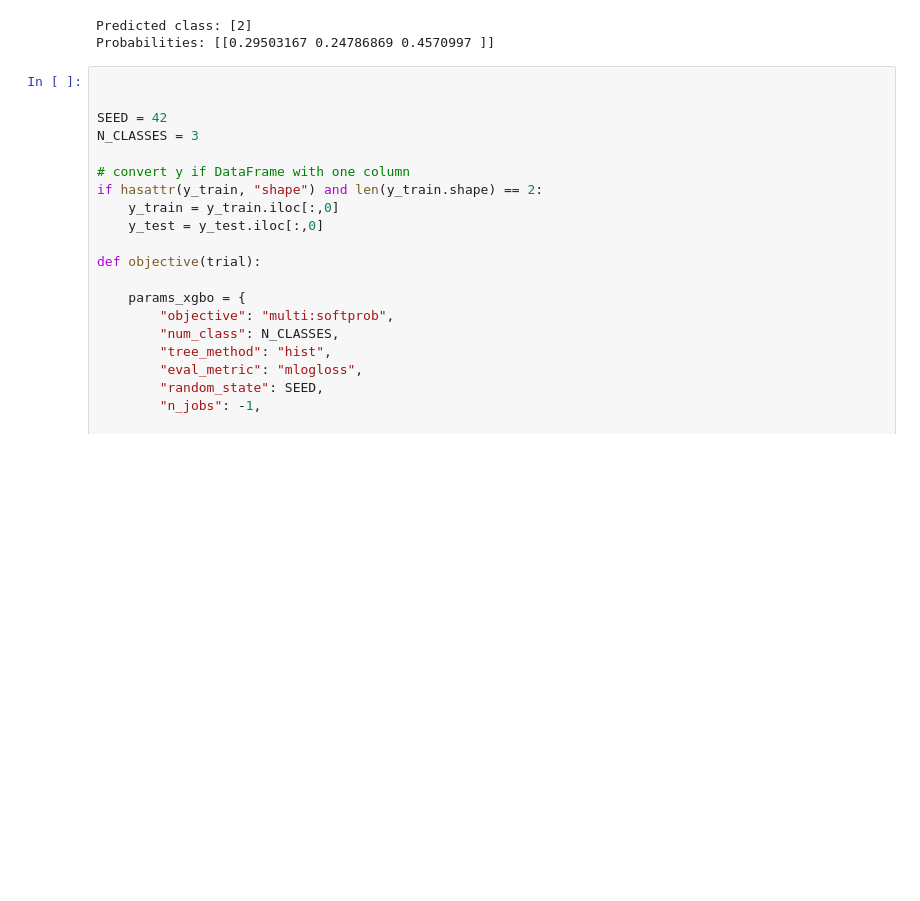
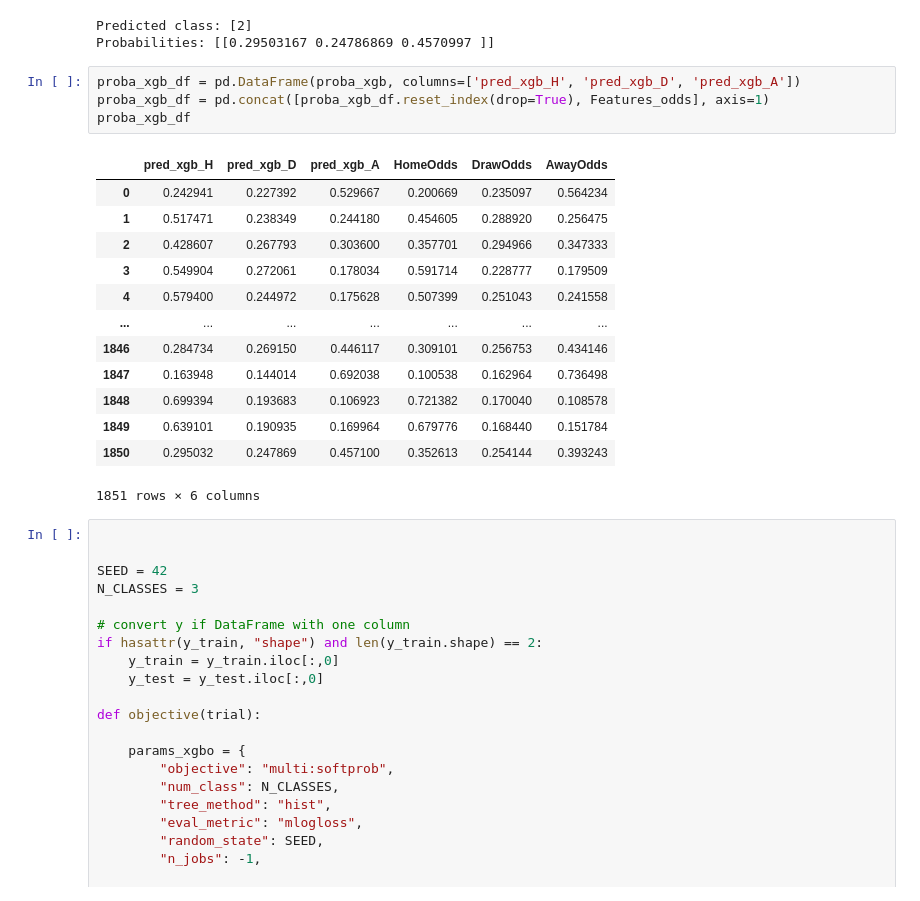
Before and after one commit to projektiox/MachineLearningFootballOutcomes, a Jupyter notebook: ML_dec_tree_football/Github/random_forest_xgboost_footballmatches.ipynb, the cells around one changed output. Cells and saved outputs as stored; diff of their text form; blank space fills up the shorter version.

```diff
--- a/ML_dec_tree_football/Github/random_forest_xgboost_footballmatches.ipynb
+++ b/ML_dec_tree_football/Github/random_forest_xgboost_footballmatches.ipynb
@@ -857,6 +857,24 @@ print("Probabilities:", proba_xgb_last)
 # %% [output]
 Predicted class: [2]
 Probabilities: [[0.29503167 0.24786869 0.4570997 ]]
+# %%
+proba_xgb_df = pd.DataFrame(proba_xgb, columns=['pred_xgb_H', 'pred_xgb_D', 'pred_xgb_A'])
+proba_xgb_df = pd.concat([proba_xgb_df.reset_index(drop=True), Features_odds], axis=1)
+proba_xgb_df
+# %% [output]
+|  | pred_xgb_H | pred_xgb_D | pred_xgb_A | HomeOdds | DrawOdds | AwayOdds |
+| 0 | 0.242941 | 0.227392 | 0.529667 | 0.200669 | 0.235097 | 0.564234 |
+| 1 | 0.517471 | 0.238349 | 0.244180 | 0.454605 | 0.288920 | 0.256475 |
+| 2 | 0.428607 | 0.267793 | 0.303600 | 0.357701 | 0.294966 | 0.347333 |
+| 3 | 0.549904 | 0.272061 | 0.178034 | 0.591714 | 0.228777 | 0.179509 |
+| 4 | 0.579400 | 0.244972 | 0.175628 | 0.507399 | 0.251043 | 0.241558 |
+| ... | ... | ... | ... | ... | ... | ... |
+| 1846 | 0.284734 | 0.269150 | 0.446117 | 0.309101 | 0.256753 | 0.434146 |
+| 1847 | 0.163948 | 0.144014 | 0.692038 | 0.100538 | 0.162964 | 0.736498 |
+| 1848 | 0.699394 | 0.193683 | 0.106923 | 0.721382 | 0.170040 | 0.108578 |
+| 1849 | 0.639101 | 0.190935 | 0.169964 | 0.679776 | 0.168440 | 0.151784 |
+| 1850 | 0.295032 | 0.247869 | 0.457100 | 0.352613 | 0.254144 | 0.393243 |
+1851 rows × 6 columns
 # %%
 
 
```
Also changed, not shown: parts of 3 cells of this notebook.
